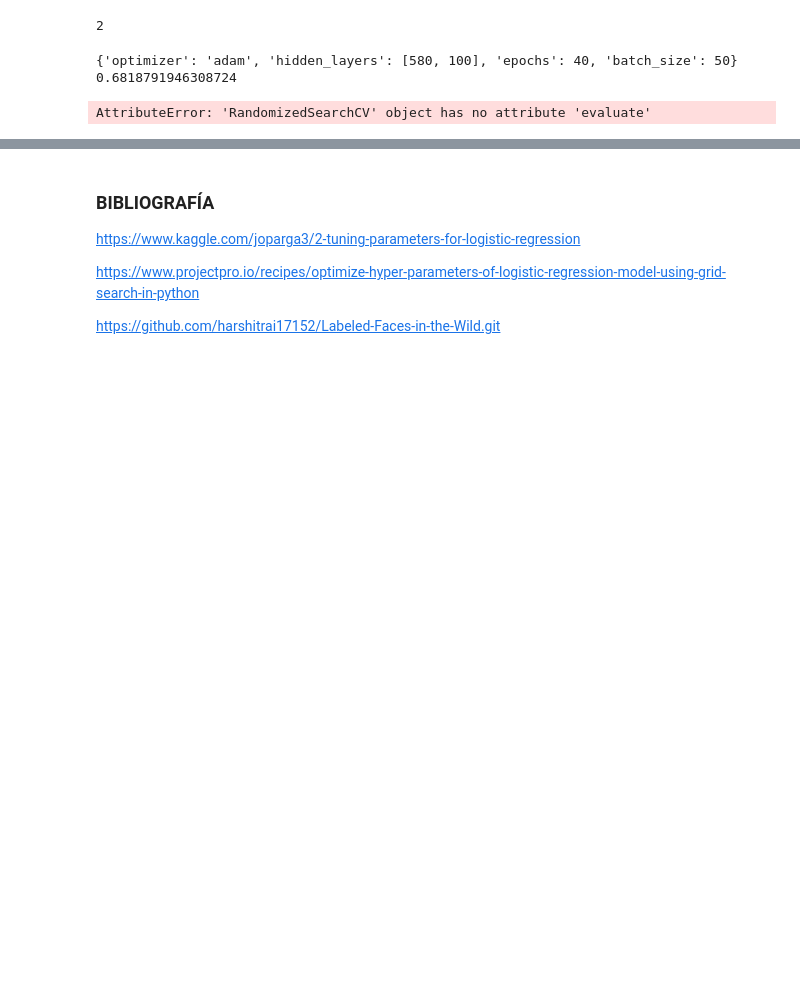
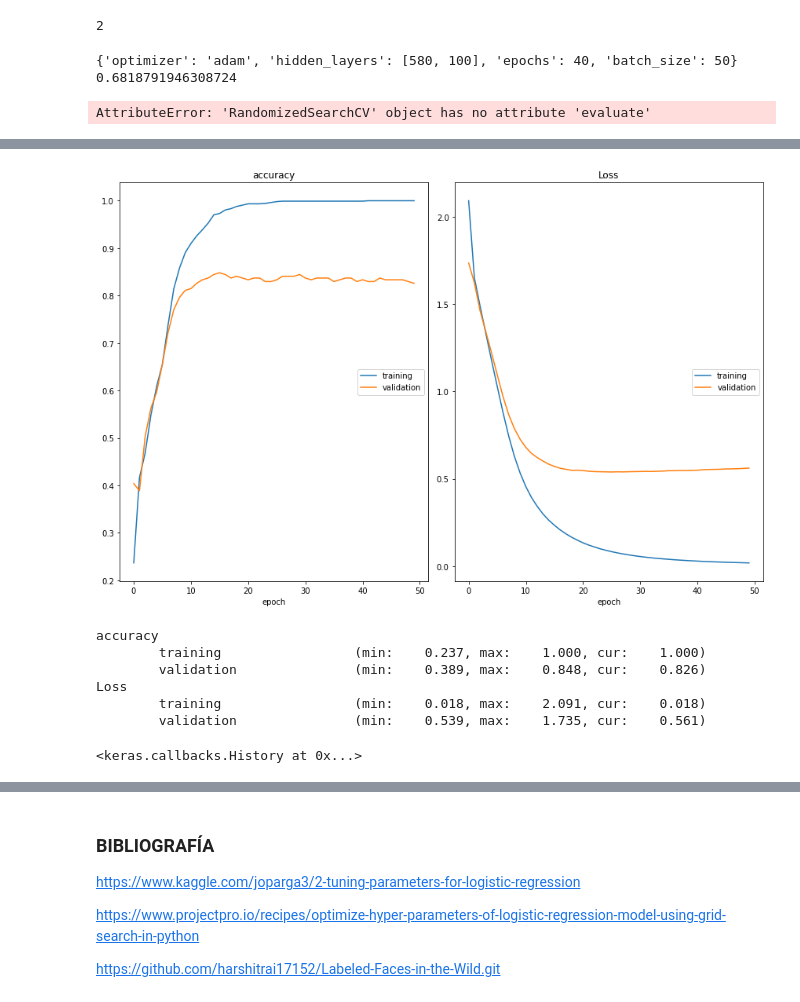
Before and after one commit to jega1228/Analisis_avanzado_Datos, a Jupyter notebook: P1 - MAAD 2 - Imagenes - NN.ipynb, the cells around one changed output, grey strips where cells are left out. Cells and saved outputs as stored; diff of their text form; code cells hidden in the pictures; blank space fills up the shorter version.

```diff
--- a/P1 - MAAD 2 - Imagenes - NN.ipynb
+++ b/P1 - MAAD 2 - Imagenes - NN.ipynb
@@ -222,0 +233,18 @@ AttributeError: 'RandomizedSearchCV' object has no attribute 'evaluate'
+# %%
+# Some definitions
+data = fetch_lfw_people(min_faces_per_person=min_faces_per_person, resize=resize)
+
+l=list(data.keys())
+X=data[l[0]]
+y=data[l[2]]
+target_names=data[l[3]]
+
+_,W,H=data[l[1]].shape
+features=X.shape[1]
+m=X.shape[0]
+classes=data[l[3]].shape[0]
+
+print("Resumen Imágenes a procesar")
+print("Samples:",m)
+print("Classes:",classes)
+print("Dimentions:",(W,H))
@@ -222,0 +381,19 @@ AttributeError: 'RandomizedSearchCV' object has no attribute 'evaluate'
+# %%
+# Transformación
+#X_train_img = train_img.reshape((n_train, W * H))
+X_train_img = train_img.astype('float32') / 255
+#X_test_img = test_img.reshape((n_test, W * H))
+X_test_img = test_img.astype('float32') / 255
+
+# Categorización
+y_train_labels = to_categorical(y_train_labels)
+y_test_labels = to_categorical(y_test_labels)
+# %%
+# model compilation
+K.clear_session()
+model_2 = models.Sequential()
+model_2.add(layers.Dense(570, activation='relu', input_dim=NCOMPONENTS))
+model_2.add(layers.Dense(95, activation='sigmoid'))
+model_2.add(layers.Dense(classes, activation='softmax'))
+model_2.compile(optimizer='adam',loss='categorical_crossentropy',metrics=['accuracy'])
+model_2.summary()
@@ -222,0 +415,16 @@ AttributeError: 'RandomizedSearchCV' object has no attribute 'evaluate'
+# %%
+# fit model
+size = 128 # Tamaño de la ventana
+epoc = 50 # Número de épocas
+
+model_2.fit(X_train_img, y_train_labels, validation_data=(X_test_img, y_test_labels), \
+            epochs=epoc, batch_size=size, verbose=1, callbacks=[PlotLossesKeras()])
+# %% [output]
+[figure, added]
+accuracy
+        training                 (min:    0.237, max:    1.000, cur:    1.000)
+        validation               (min:    0.389, max:    0.848, cur:    0.826)
+Loss
+        training                 (min:    0.018, max:    2.091, cur:    0.018)
+        validation               (min:    0.539, max:    1.735, cur:    0.561)
+<keras.callbacks.History at 0x...>
```
Also changed, not shown: parts of 15 cells of this notebook.
